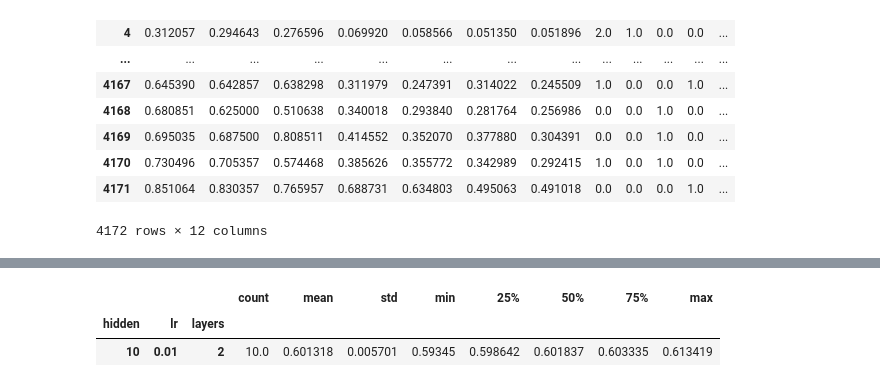
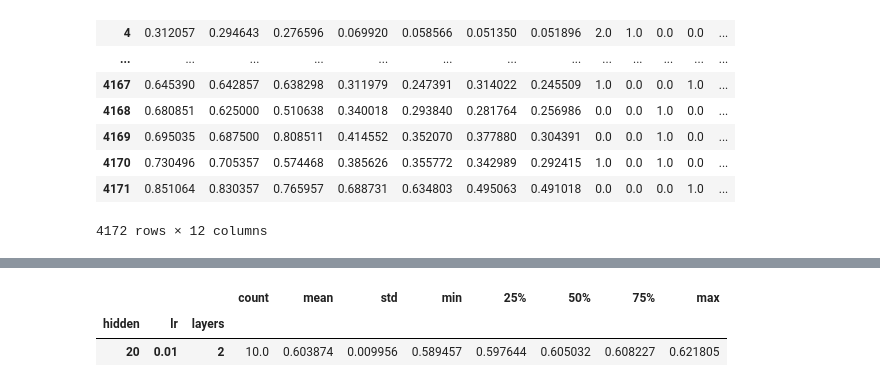
Before and after one commit to dominicshore/multi_class_clf, a Jupyter notebook: assignment_3/Assignment_3_Dominic_Shore.ipynb, the cells around one changed output, grey strips where cells are left out. Cells and saved outputs as stored; diff of their text form; code cells hidden in the pictures.

```diff
--- a/assignment_3/Assignment_3_Dominic_Shore.ipynb
+++ b/assignment_3/Assignment_3_Dominic_Shore.ipynb
@@ -259,7 +271,7 @@ lr_results[lr_results['mean']== lr_results['mean'].max()]
 model_results = []
 
 # Single layer
-def run_model(hidden_neurons=10, lr=0.01, experimental_runs = 10, hid_layers = 2):
+def run_model(hidden_neurons=20, lr=0.01, experimental_runs = 10, hid_layers = 2):
 
     for expi_run in range(experimental_runs):
 
@@ -312,6 +324,6 @@ two_lay_results
 |  |  |  | count | mean | std | min | 25% | 50% | 75% | max |
 | hidden | lr | layers |  |  |  |  |  |  |  |  |
-| 10 | 0.01 | 2 | 10.0 | 0.601318 | 0.005701 | 0.59345 | 0.598642 | 0.601837 | 0.603335 | 0.613419 |
+| 20 | 0.01 | 2 | 10.0 | 0.603874 | 0.009956 | 0.589457 | 0.597644 | 0.605032 | 0.608227 | 0.621805 |
 # %%
 model_results = []
 
```
Also changed, not shown: parts of 8 cells of this notebook, 1 other file.
